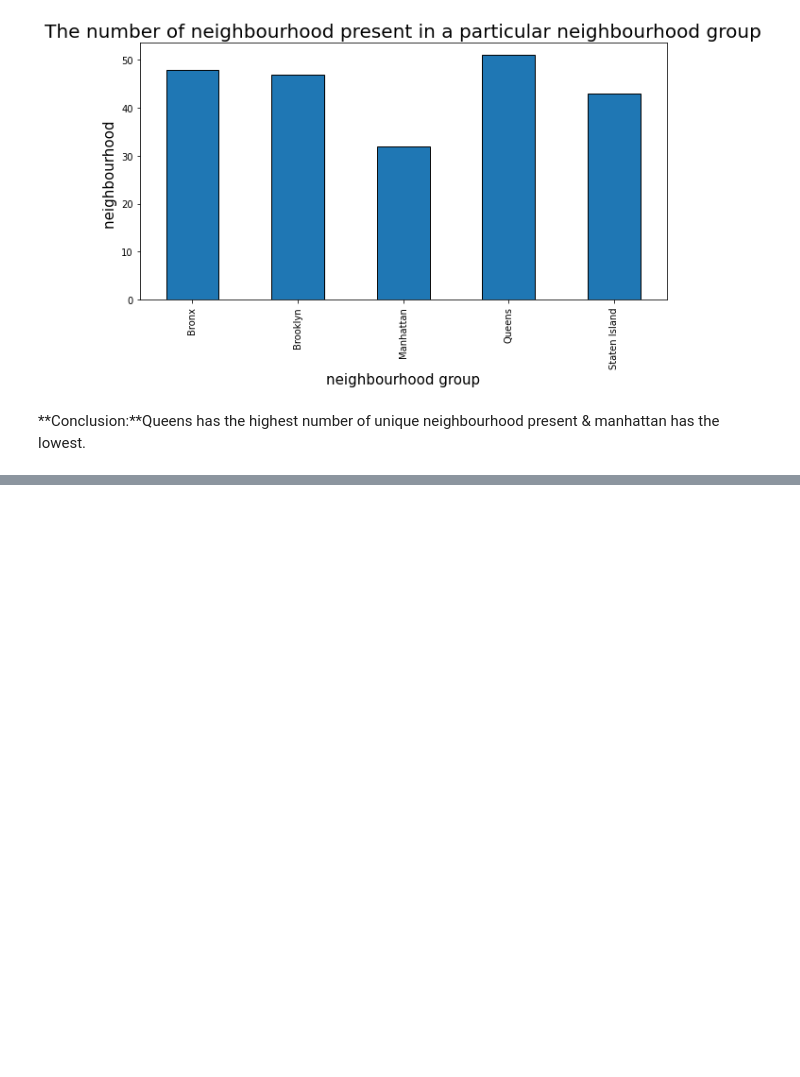
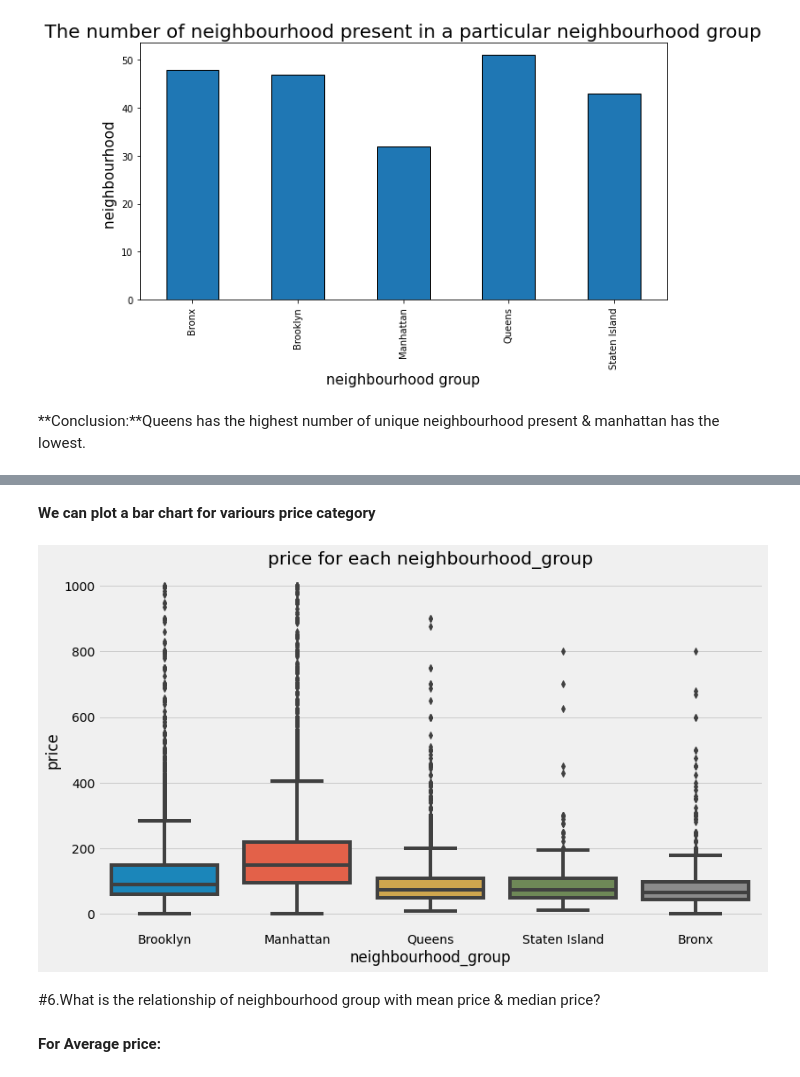
Before and after one commit to Gyanendra079/Airbnb-Bookings-Analysis, a Jupyter notebook: Airbnb_Bookings_Analysis_Capstone_Project.ipynb, the cells around one changed output, grey strips where cells are left out. Drawn from its saved outputs; the diff is of its cells as text; code cells hidden in the pictures; blank space fills up the shorter version.

```diff
--- a/Airbnb_Bookings_Analysis_Capstone_Project.ipynb
+++ b/Airbnb_Bookings_Analysis_Capstone_Project.ipynb
@@ -347,0 +266,14 @@ sns.heatmap(corr_df)
+# %% [markdown]
+**We can plot a bar chart for variours price category**
+# %%
+price_under_thousand= df[df['price'] <1000]
+plt.figure(figsize=(12,7))
+plt.title("price for each neighbourhood_group")
+sns.boxplot(y= 'price',x= 'neighbourhood_group',data=price_under_thousand)
+plt.show()
+# %% [output]
+[figure, added]
+# %% [markdown]
+#6.What is the relationship of neighbourhood group with mean price & median price?
+# %% [markdown]
+**For Average price:**
```
Also changed, not shown: parts of 36 cells of this notebook.
